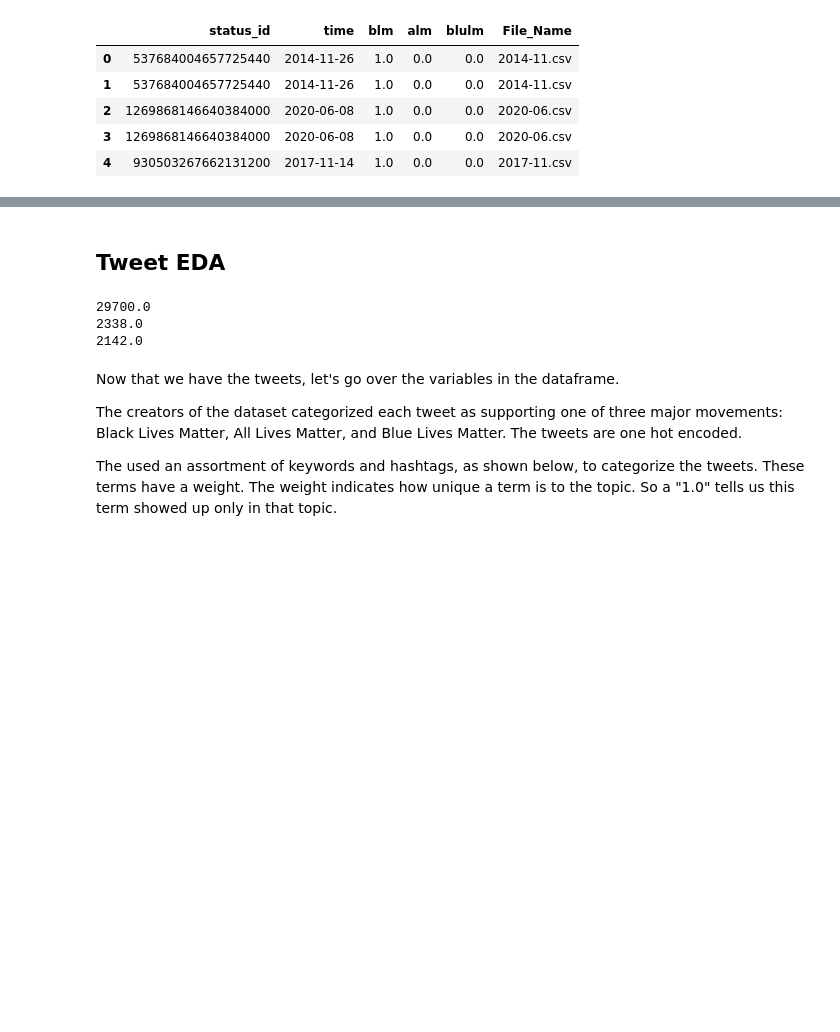
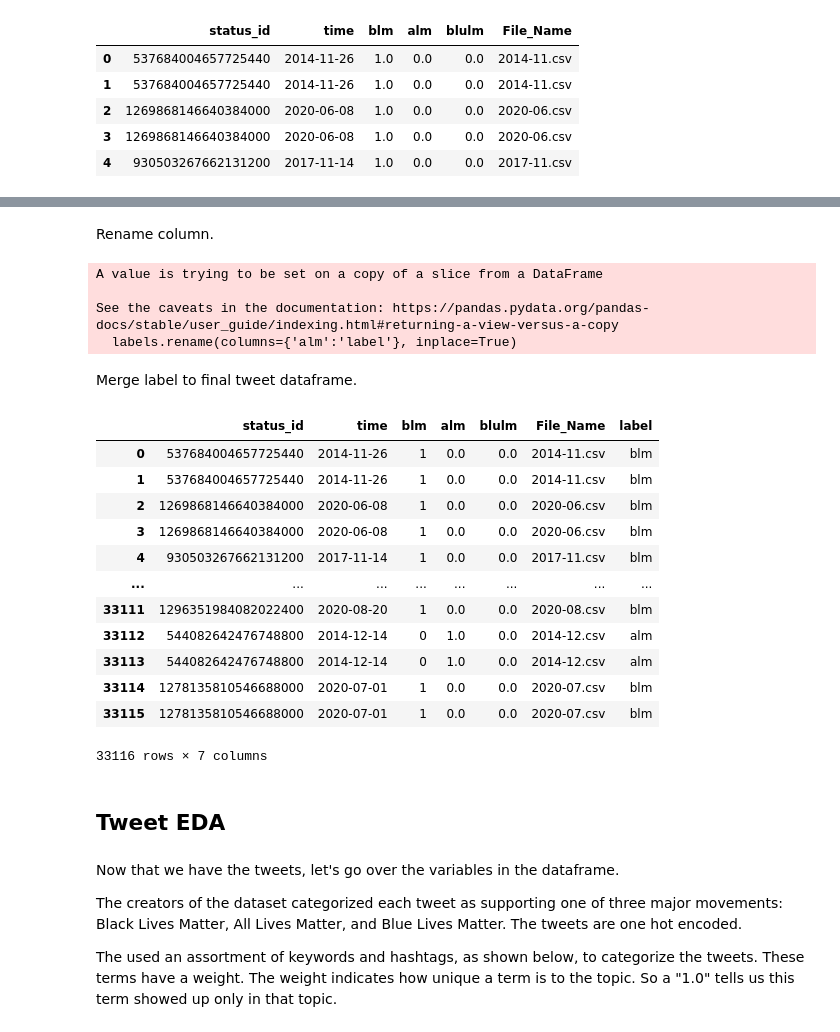
Before and after one commit to dowoma/DDS_BLM, a Jupyter notebook: DataCleaning-copy.ipynb, the cells around one changed output, grey strips where cells are left out. Cells and saved outputs as stored; diff of their text form; code cells hidden in the pictures; blank space fills up the shorter version.

Commit message:
Added explanations and final merge, removed EDA

```diff
--- a/DataCleaning-copy.ipynb
+++ b/DataCleaning-copy.ipynb
@@ -791,0 +812,3 @@ final_merge.shape
+# %%
+labels['blm'].replace({1:"blm", 0: float("nan")}, inplace=True)
+labels['blm']
@@ -791,0 +832,3 @@ final_merge.shape
+# %%
+labels['alm'].replace({1:"alm", 0: float("nan")}, inplace=True)
+labels['alm']
@@ -791,0 +879,3 @@ final_merge.shape
+# %%
+labels['blulm'].replace({1:"blulm", 0: float("nan")}, inplace=True)
+labels['blulm']
@@ -792,13 +899,32 @@ final_merge.shape
+# %% [markdown]
+Rename column.
+# %%
+labels.rename(columns={'alm':'label'}, inplace=True)
+# %% [output]
+A value is trying to be set on a copy of a slice from a DataFrame
+
+See the caveats in the documentation: https://pandas.pydata.org/pandas-docs/stable/user_guide/indexing.html#returning-a-view-versus-a-copy
+  labels.rename(columns={'alm':'label'}, inplace=True)
+# %% [markdown]
+Merge label to final tweet dataframe.
+# %%
+final_merge.join(labels)
+# %% [output]
+|  | status_id | time | blm | alm | blulm | File_Name | label |
+| 0 | 537684004657725440 | 2014-11-26 | 1 | 0.0 | 0.0 | 2014-11.csv | blm |
+| 1 | 537684004657725440 | 2014-11-26 | 1 | 0.0 | 0.0 | 2014-11.csv | blm |
+| 2 | 1269868146640384000 | 2020-06-08 | 1 | 0.0 | 0.0 | 2020-06.csv | blm |
+| 3 | 1269868146640384000 | 2020-06-08 | 1 | 0.0 | 0.0 | 2020-06.csv | blm |
+| 4 | 930503267662131200 | 2017-11-14 | 1 | 0.0 | 0.0 | 2017-11.csv | blm |
+| ... | ... | ... | ... | ... | ... | ... | ... |
+| 33111 | 1296351984082022400 | 2020-08-20 | 1 | 0.0 | 0.0 | 2020-08.csv | blm |
+| 33112 | 544082642476748800 | 2014-12-14 | 0 | 1.0 | 0.0 | 2014-12.csv | alm |
+| 33113 | 544082642476748800 | 2014-12-14 | 0 | 1.0 | 0.0 | 2014-12.csv | alm |
+| 33114 | 1278135810546688000 | 2020-07-01 | 1 | 0.0 | 0.0 | 2020-07.csv | blm |
+| 33115 | 1278135810546688000 | 2020-07-01 | 1 | 0.0 | 0.0 | 2020-07.csv | blm |
+33116 rows × 7 columns
 # %% [markdown]
 ## Tweet EDA
-# %%
-print(final_merge['blm'].sum())
-print(final_merge['alm'].sum())
-print(final_merge['blulm'].sum())
-# %% [output]
-29700.0
-2338.0
-2142.0
 # %% [markdown]
 Now that we have the tweets, let's go over the variables in the dataframe.
 
```
Also changed, not shown: parts of 16 cells of this notebook.
